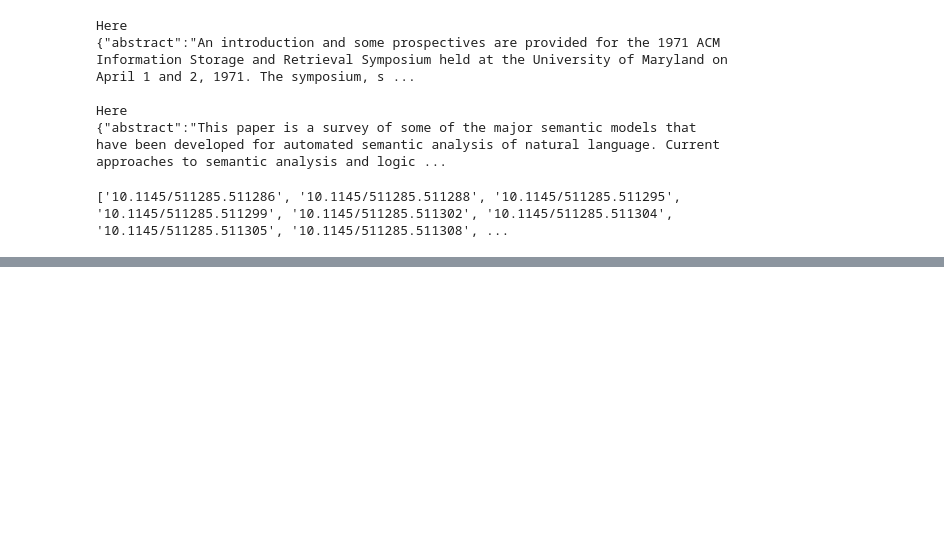
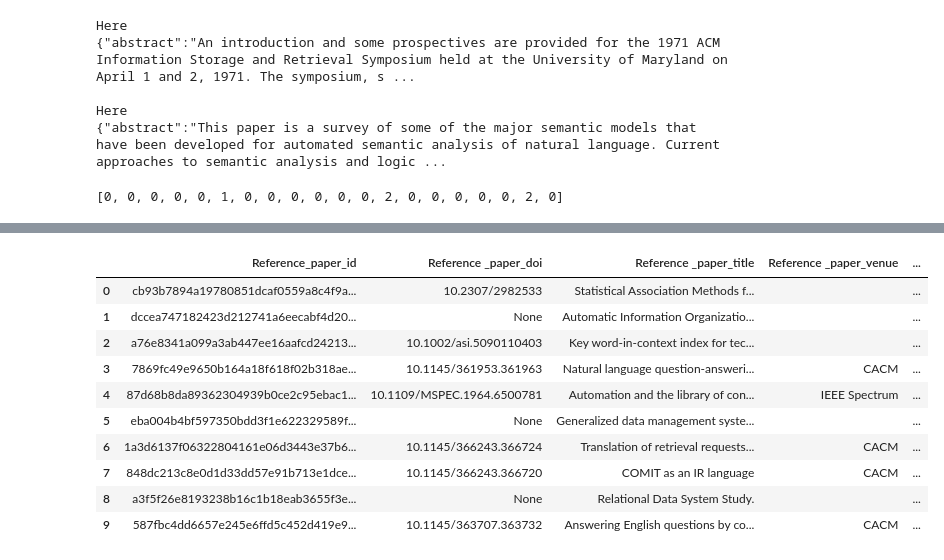
Before and after one commit to manishareddynarayan/Akshitha_INFO5731_Spring2020, a Jupyter notebook: FinalProject.ipynb, the cells around one changed output, grey strips where cells are left out. Cells and saved outputs as stored; diff of their text form; code cells hidden in the pictures; blank space fills up the shorter version.

```diff
--- a/FinalProject.ipynb
+++ b/FinalProject.ipynb
@@ -63,6 +63,7 @@ Here
 Here
 {"abstract":"This paper is a survey of some of the major semantic models that have been developed for automated semantic analysis of natural language. Current approaches to semantic analysis and logic ...
 # %%
+#table 1
 import json
 import pandas
 from pandas import DataFrame
@@ -74,6 +75,7 @@ Doilist = []
 FieldsOfStudylist = []
 Topiclist = []
 urllist = []
+influentialCitationCountlist = []
 for i in range(20):
   f = open('Article' + str(i) + '.json')
   data = json.load(f)
@@ -89,14 +91,17 @@ for i in range(20):
   Doilist.append(doi)
   fieldsOfStudy = data['fieldsOfStudy']
   FieldsOfStudylist.append(fieldsOfStudy)
+  influentialCitationCount = data['influentialCitationCount']
+  influentialCitationCountlist.append(influentialCitationCount)
   for value in data['topics']:
     topic = value['topic']
     Topiclist.append(topic)
   url = data['url']
   urllist.append(url)
+print(influentialCitationCountlist)
 f.close()
 # %% [output]
-['10.1145/511285.511286', '10.1145/511285.511288', '10.1145/511285.511295', '10.1145/511285.511299', '10.1145/511285.511302', '10.1145/511285.511304', '10.1145/511285.511305', '10.1145/511285.511308', ...
+[0, 0, 0, 0, 0, 1, 0, 0, 0, 0, 0, 0, 2, 0, 0, 0, 0, 0, 2, 0]
 # %%
 import pandas as pd
 import glob
@@ -132,3 +137,49 @@ df1.head(10)
 | 7 | https://doi.org/10.1145/511285.51... | SIGIR '71 | Data compression techniques for e... | 1971 | The application of compact coding... | 10.1145/511285.511296 | [Computer Science] | https://dl.acm.org/doi/pdf/10.114... | ... |
 | 8 | https://doi.org/10.1145/511285.51... | SIGIR '71 | Optimal classification and its co... | 1971 | A particular classification and r... | 10.1145/511285.511298 | [Computer Science] | https://dl.acm.org/doi/pdf/10.114... | ... |
 | 9 | https://doi.org/10.1145/511285.51... | SIGIR | The Basis for a Theory of Informa... | 1981 | Any theory which attempts to expl... | 10.1145/511285.511299 | [Computer Science] | https://dl.acm.org/doi/pdf/10.114... | ... |
+# %%
+#table 4
+import re
+referencepaperidlist = []
+Referencepaperdoilist = []
+Referencepapertitlelist = []
+Referencepapervenuelist = []
+Referencepaperyearlist = []
+Isinfluentiallist = []
+Intentlist = []
+for i in range(1):
+  f = open('Article' + str(i) + '.json')
+  data = json.load(f)
+  for value in data['references']:
+    referencepaperid = value['paperId']
+    referencepaperidlist.append(referencepaperid)
+    referencepaperdoi = value['doi']
+    Referencepaperdoilist.append(referencepaperdoi)
+    Referencepapertitle = value['title']
+    Referencepapertitlelist.append(Referencepapertitle)
+    Referencepapervenue = value['venue']
+    Referencepapervenuelist.append(Referencepapervenue)
+    Referencepaperyear = value['year']
+    Referencepaperyearlist.append(Referencepaperyear)
+    Intent = value['intent']
+    Intentlist.append(Intent)
+    Isinfluential = value['isInfluential']
+    Isinfluentiallist.append(Isinfluential)
+a = {'Reference_paper_id' : referencepaperidlist ,'Reference _paper_doi' : Referencepaperdoilist ,'Reference _paper_title' : Referencepapertitlelist ,
+     'Reference _paper_venue' :Referencepapervenuelist, 'Reference _paper_year': Referencepaperyearlist,
+     'Intent' : Intentlist,'Is_influential' : Isinfluentiallist}
+df = pd.DataFrame.from_dict(a, orient='index')
+df1 = df.transpose()
+df1.head(10)
+# %% [output]
+|  | Reference_paper_id | Reference _paper_doi | Reference _paper_title | Reference _paper_venue | ... |
+| 0 | cb93b7894a19780851dcaf0559a8c4f9a... | 10.2307/2982533 | Statistical Association Methods f... |  | ... |
+| 1 | dccea747182423d212741a6eecabf4d20... | None | Automatic Information Organizatio... |  | ... |
+| 2 | a76e8341a099a3ab447ee16aafcd24213... | 10.1002/asi.5090110403 | Key word‐in‐context index for tec... |  | ... |
+| 3 | 7869fc49e9650b164a18f618f02b318ae... | 10.1145/361953.361963 | Natural language question-answeri... | CACM | ... |
+| 4 | 87d68b8da89362304939b0ce2c95ebac1... | 10.1109/MSPEC.1964.6500781 | Automation and the library of con... | IEEE Spectrum | ... |
+| 5 | eba004b4bf597350bdd3f1e622329589f... | None | Generalized data management syste... |  | ... |
+| 6 | 1a3d6137f06322804161e06d3443e37b6... | 10.1145/366243.366724 | Translation of retrieval requests... | CACM | ... |
+| 7 | 848dc213c8e0d1d33dd57e91b713e1dce... | 10.1145/366243.366720 | COMIT as an IR language | CACM | ... |
+| 8 | a3f5f26e8193238b16c1b18eab3655f3e... | None | Relational Data System Study. |  | ... |
+| 9 | 587fbc4dd6657e245e6ffd5c452d419e9... | 10.1145/363707.363732 | Answering English questions by co... | CACM | ... |
```
Also changed, not shown: parts of 1 cell of this notebook.
